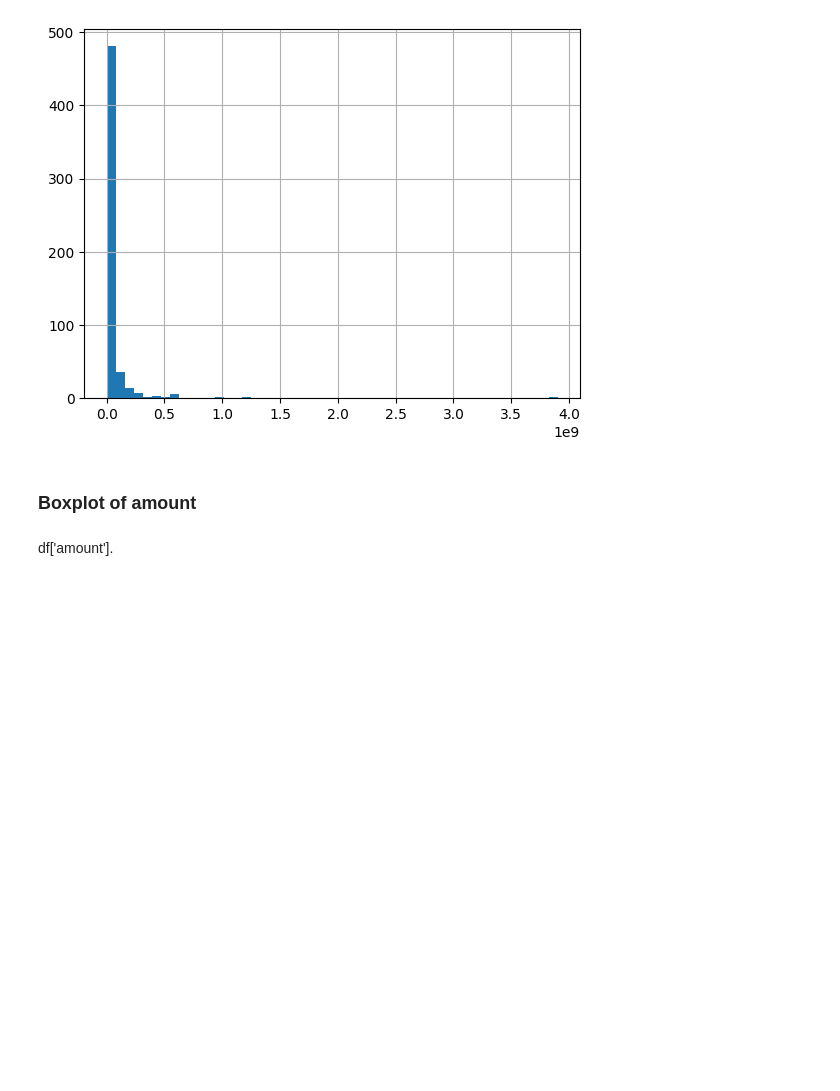
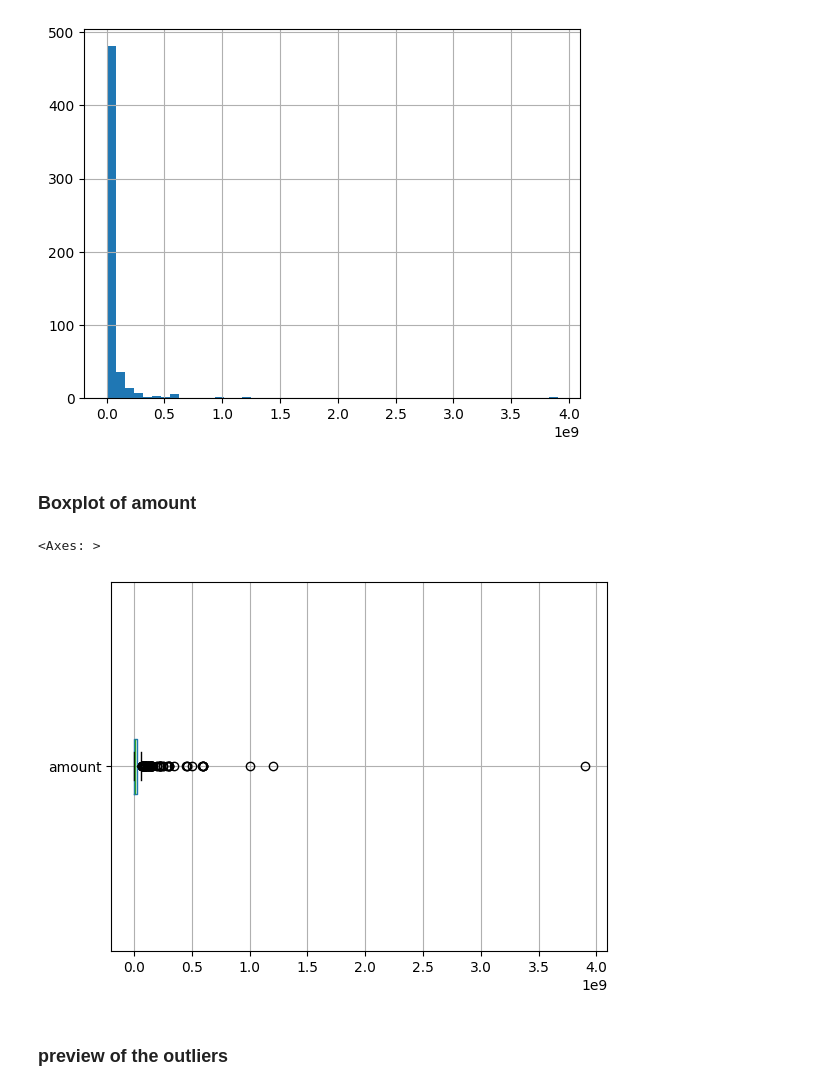
Before and after one commit to OlixIgnacious/indian-startups-transformations, a Jupyter notebook: notebooks/week2_exploration.ipynb, the cells around one changed output. Drawn from its saved outputs; the diff is of its cells as text; code cells hidden in the pictures; blank space fills up the shorter version.

```diff
--- a/notebooks/week2_exploration.ipynb
+++ b/notebooks/week2_exploration.ipynb
@@ -219,5 +238,10 @@ df['amount'].hist(bins=50)
 [figure]
 # %% [markdown]
 ### Boxplot of amount
-# %% [markdown]
-df['amount'].
+# %%
+df.boxplot(column='amount', vert=False)
+# %% [output]
+<Axes: >
+[figure, added]
+# %% [markdown]
+### preview of the outliers
```
Also changed, not shown: parts of 46 cells of this notebook.
